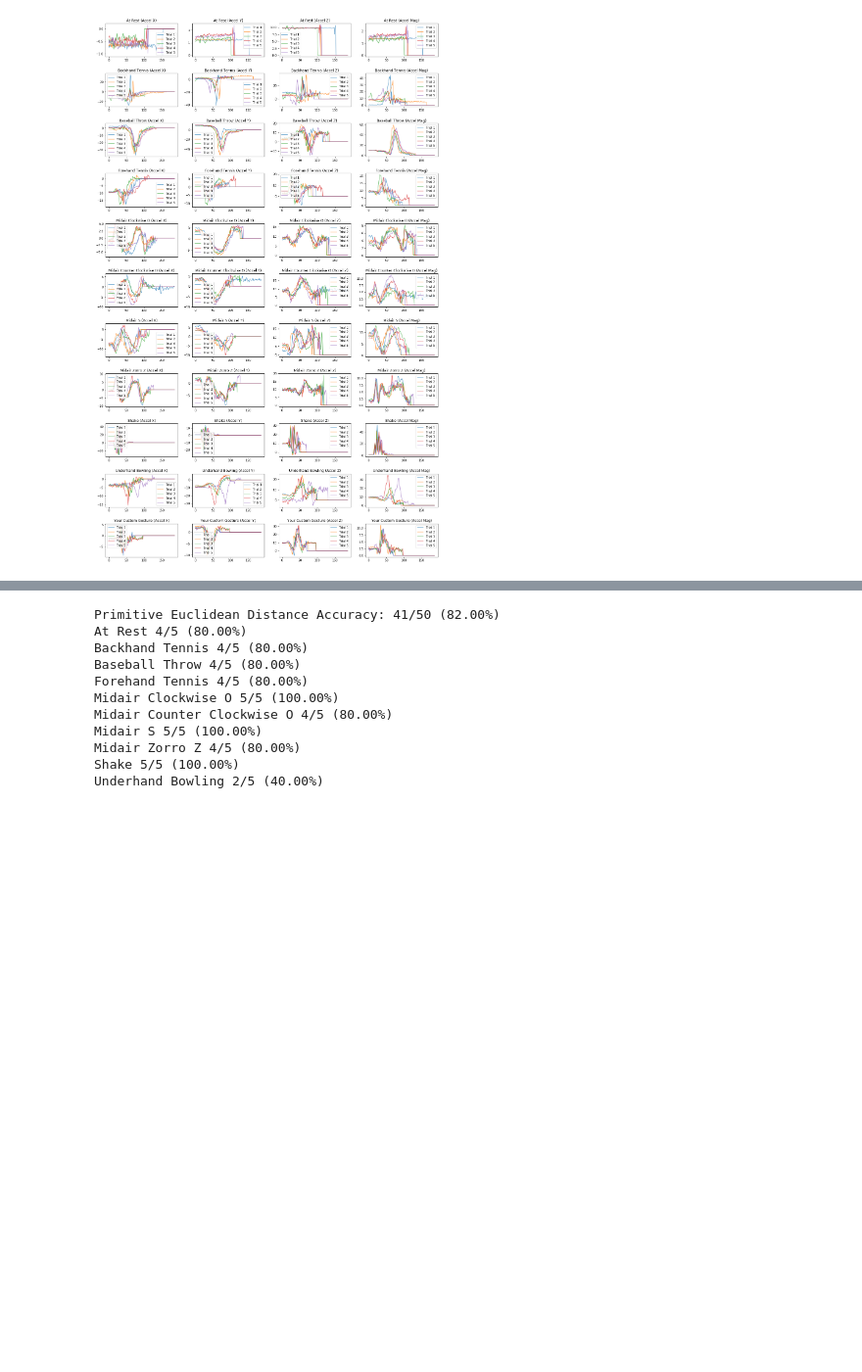
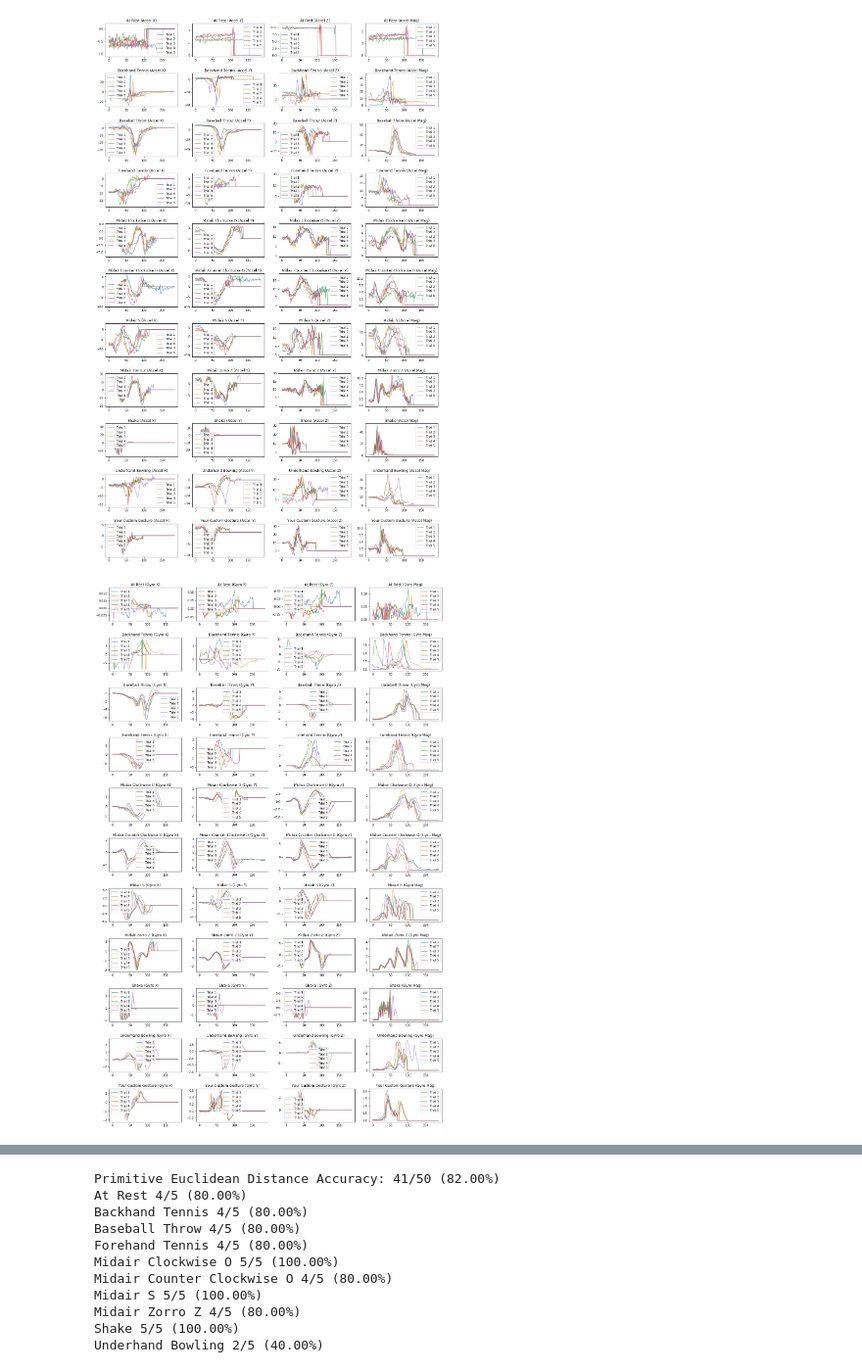
Before and after one commit to christiango/CSE590-Ubiquitous-Computing, a Jupyter notebook: GestureRecognizer/A2 Gesture Recognizer.ipynb, the cells around one changed output, grey strips where cells are left out. Shown at 98% size. Cells and saved outputs as stored; diff of their text form; code cells hidden in the pictures; blank space fills up the shorter version.

```diff
--- a/GestureRecognizer/A2 Gesture Recognizer.ipynb
+++ b/GestureRecognizer/A2 Gesture Recognizer.ipynb
@@ -369,3 +369,38 @@ for gestureName in gestureNamesSorted:
     index = index + 1
 # %% [output]
 [figure]
+# %%
+# Now let's plot all of my gryo signals!
+
+# We are going to make a grid of line graphs with a row for each gesture, so len(mapGestureToTrials) rows
+# and a column for each signal type, so 4 columns (one for x, y, z, and mag)
+fig, axes = plt.subplots(len(mapChristianGestureToTrials), 4, figsize=(20, 3 * len(mapChristianGestureToTrials)))
+fig.subplots_adjust(hspace=0.5)
+
+index = 0
+gestureNamesSorted = sorted(mapChristianGestureToTrials.keys())
+for gestureName in gestureNamesSorted:
+    gestureTrials = mapChristianGestureToTrials[gestureName]
+
+    trialNum = 1
+    for trial in gestureTrials:
+        axes[index][0].plot(trial.gyro.x, alpha=0.7, label="Trial {}".format(trialNum))
+        axes[index][1].plot(trial.gyro.y, alpha=0.7, label="Trial {}".format(trialNum))
+        axes[index][2].plot(trial.gyro.z, alpha=0.7, label="Trial {}".format(trialNum))
+        axes[index][3].plot(trial.gyro.mag, alpha=0.7, label="Trial {}".format(trialNum))
+        trialNum = trialNum + 1
+
+    axes[index][0].set_title(gestureName + " (Gyro X)")
+    axes[index][0].legend()
+
+    axes[index][1].set_title(gestureName + " (Gyro Y)")
+    axes[index][1].legend()
+
+    axes[index][2].set_title(gestureName + " (Gyro Z)")
+    axes[index][2].legend()
+
+    axes[index][3].set_title(gestureName + " (Gyro Mag)")
+    axes[index][3].legend()
+    index = index + 1
+# %% [output]
+[figure, added]
```
Also changed, not shown: parts of 2 cells of this notebook.
